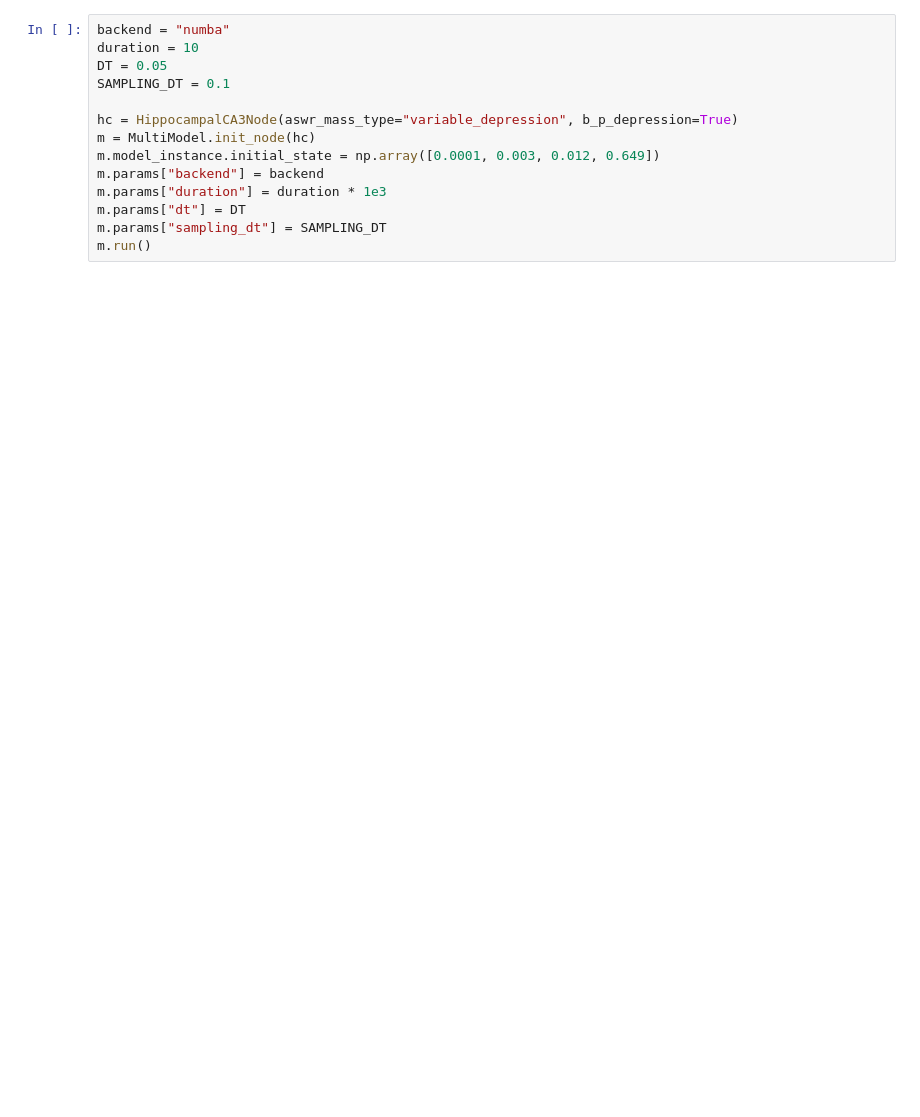
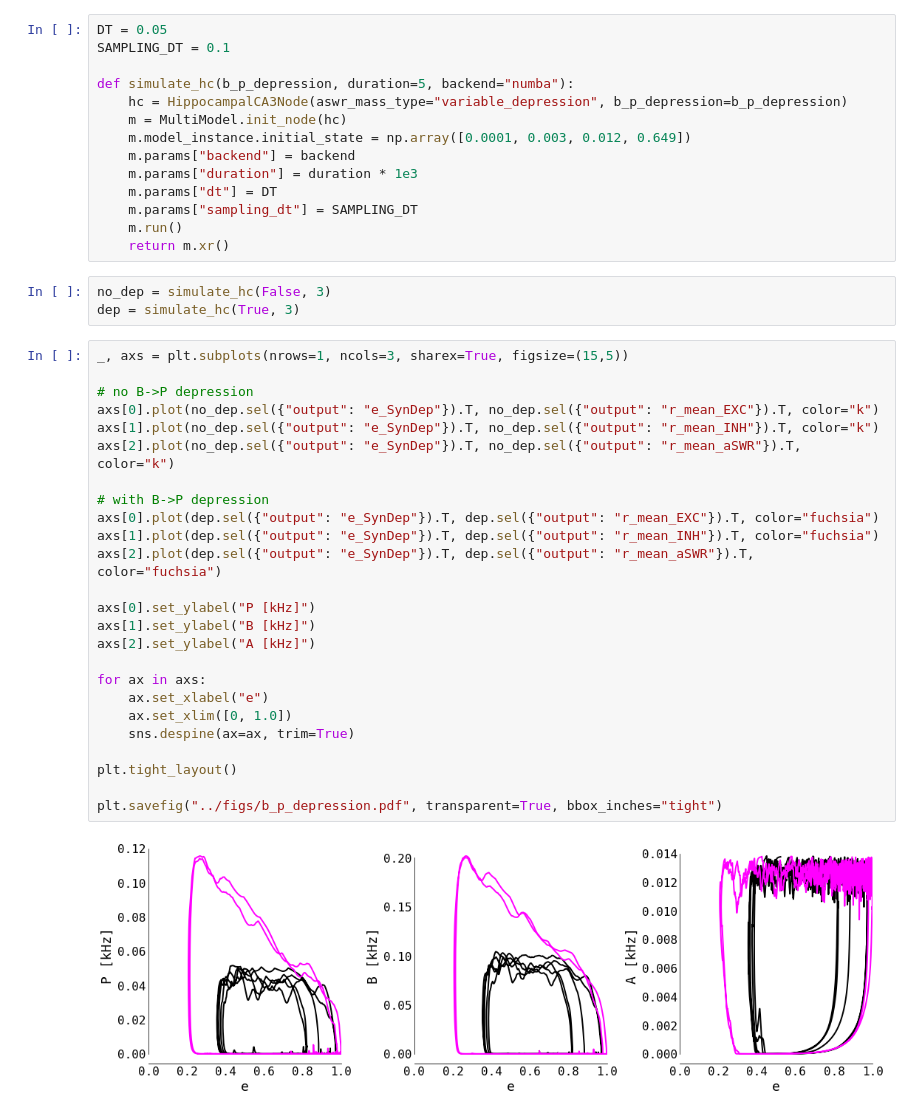
Before and after one commit to jajcayn/re_hippocampal_model, a Jupyter notebook: fig7-B_to_P_depression.ipynb, the cells around one changed output. Cells and saved outputs as stored; diff of their text form; blank space fills up the shorter version.

```diff
--- a/fig7-B_to_P_depression.ipynb
+++ b/fig7-B_to_P_depression.ipynb
@@ -18,16 +11,46 @@ from utils import AnchoredHScaleBar
 
 plt.style.use("default_light")
 # %%
-backend = "numba"
-duration = 10
 DT = 0.05
 SAMPLING_DT = 0.1
 
-hc = HippocampalCA3Node(aswr_mass_type="variable_depression", b_p_depression=True)
-m = MultiModel.init_node(hc)
-m.model_instance.initial_state = np.array([0.0001, 0.003, 0.012, 0.649])
-m.params["backend"] = backend
-m.params["duration"] = duration * 1e3
-m.params["dt"] = DT
-m.params["sampling_dt"] = SAMPLING_DT
-m.run()
+def simulate_hc(b_p_depression, duration=5, backend="numba"):
+    hc = HippocampalCA3Node(aswr_mass_type="variable_depression", b_p_depression=b_p_depression)
+    m = MultiModel.init_node(hc)
+    m.model_instance.initial_state = np.array([0.0001, 0.003, 0.012, 0.649])
+    m.params["backend"] = backend
+    m.params["duration"] = duration * 1e3
+    m.params["dt"] = DT
+    m.params["sampling_dt"] = SAMPLING_DT
+    m.run()
+    return m.xr()
+# %%
+no_dep = simulate_hc(False, 3)
+dep = simulate_hc(True, 3)
+# %%
+_, axs = plt.subplots(nrows=1, ncols=3, sharex=True, figsize=(15,5))
+
+# no B->P depression
+axs[0].plot(no_dep.sel({"output": "e_SynDep"}).T, no_dep.sel({"output": "r_mean_EXC"}).T, color="k")
+axs[1].plot(no_dep.sel({"output": "e_SynDep"}).T, no_dep.sel({"output": "r_mean_INH"}).T, color="k")
+axs[2].plot(no_dep.sel({"output": "e_SynDep"}).T, no_dep.sel({"output": "r_mean_aSWR"}).T, color="k")
+
+# with B->P depression
+axs[0].plot(dep.sel({"output": "e_SynDep"}).T, dep.sel({"output": "r_mean_EXC"}).T, color="fuchsia")
+axs[1].plot(dep.sel({"output": "e_SynDep"}).T, dep.sel({"output": "r_mean_INH"}).T, color="fuchsia")
+axs[2].plot(dep.sel({"output": "e_SynDep"}).T, dep.sel({"output": "r_mean_aSWR"}).T, color="fuchsia")
+
+axs[0].set_ylabel("P [kHz]")
+axs[1].set_ylabel("B [kHz]")
+axs[2].set_ylabel("A [kHz]")
+
+for ax in axs:
+    ax.set_xlabel("e")
+    ax.set_xlim([0, 1.0])
+    sns.despine(ax=ax, trim=True)
+
+plt.tight_layout()
+
+plt.savefig("../figs/b_p_depression.pdf", transparent=True, bbox_inches="tight")
+# %% [output]
+[figure, added]
```
Also changed, not shown: parts of 1 cell of this notebook, 3 other files.
